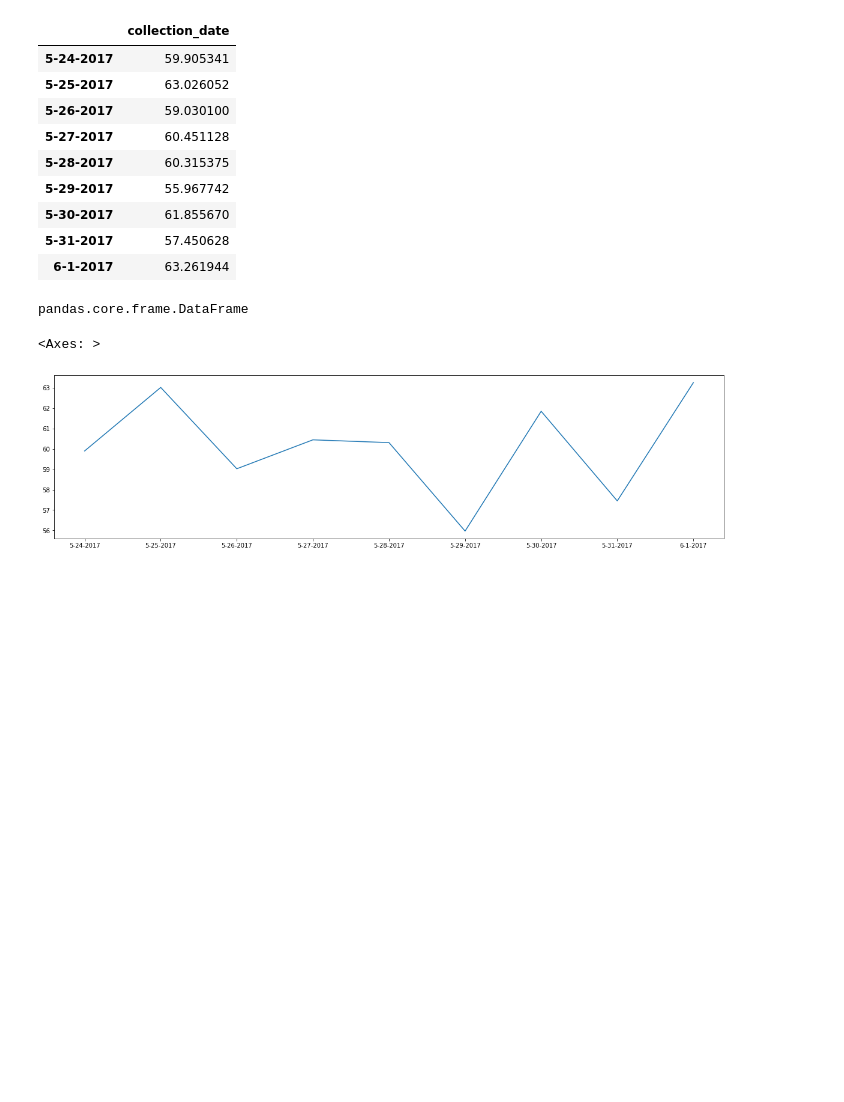
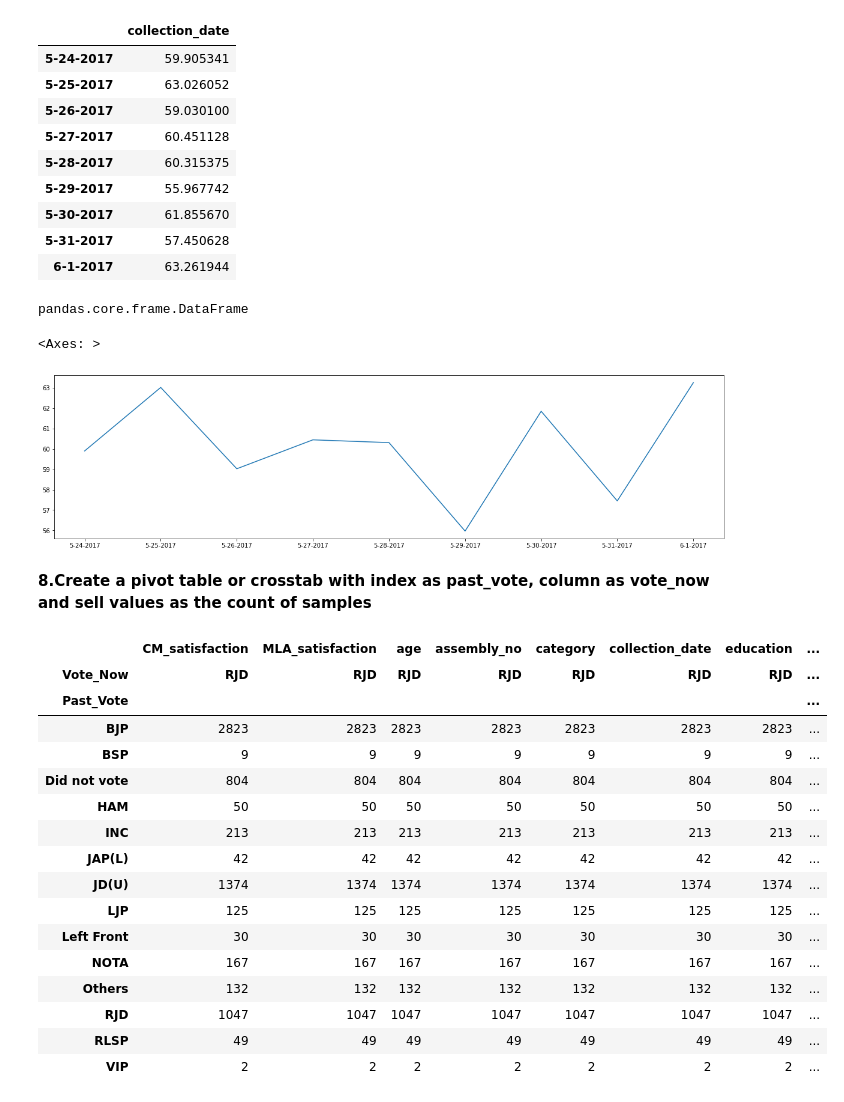
Before and after one commit to Shubam27/Google-Colab-Work, a Jupyter notebook: Survey_Dataset.ipynb, the cells around one changed output. Drawn from its saved outputs; the diff is of its cells as text; code cells hidden in the pictures; blank space fills up the shorter version.

```diff
--- a/Survey_Dataset.ipynb
+++ b/Survey_Dataset.ipynb
@@ -432,3 +432,25 @@ g.collection_date.plot(kind='line',figsize=(20,5))       #To create a line chart
 # %% [output]
 <Axes: >
 [figure]
+# %% [markdown]
+**8.Create a pivot table or crosstab with index as past_vote, column as vote_now and sell values as the count of samples**
+# %%
+survey.pivot_table(index='Past_Vote', columns='Vote_Now',aggfunc='count')
+# %% [output]
+|  | CM_satisfaction | MLA_satisfaction | age | assembly_no | category | collection_date | education | ... |
+| Vote_Now | RJD | RJD | RJD | RJD | RJD | RJD | RJD | ... |
+| Past_Vote |  |  |  |  |  |  |  | ... |
+| BJP | 2823 | 2823 | 2823 | 2823 | 2823 | 2823 | 2823 | ... |
+| BSP | 9 | 9 | 9 | 9 | 9 | 9 | 9 | ... |
+| Did not vote | 804 | 804 | 804 | 804 | 804 | 804 | 804 | ... |
+| HAM | 50 | 50 | 50 | 50 | 50 | 50 | 50 | ... |
+| INC | 213 | 213 | 213 | 213 | 213 | 213 | 213 | ... |
+| JAP(L) | 42 | 42 | 42 | 42 | 42 | 42 | 42 | ... |
+| JD(U) | 1374 | 1374 | 1374 | 1374 | 1374 | 1374 | 1374 | ... |
+| LJP | 125 | 125 | 125 | 125 | 125 | 125 | 125 | ... |
+| Left Front | 30 | 30 | 30 | 30 | 30 | 30 | 30 | ... |
+| NOTA | 167 | 167 | 167 | 167 | 167 | 167 | 167 | ... |
+| Others | 132 | 132 | 132 | 132 | 132 | 132 | 132 | ... |
+| RJD | 1047 | 1047 | 1047 | 1047 | 1047 | 1047 | 1047 | ... |
+| RLSP | 49 | 49 | 49 | 49 | 49 | 49 | 49 | ... |
+| VIP | 2 | 2 | 2 | 2 | 2 | 2 | 2 | ... |
```
Also changed, not shown: parts of 6 cells of this notebook.
